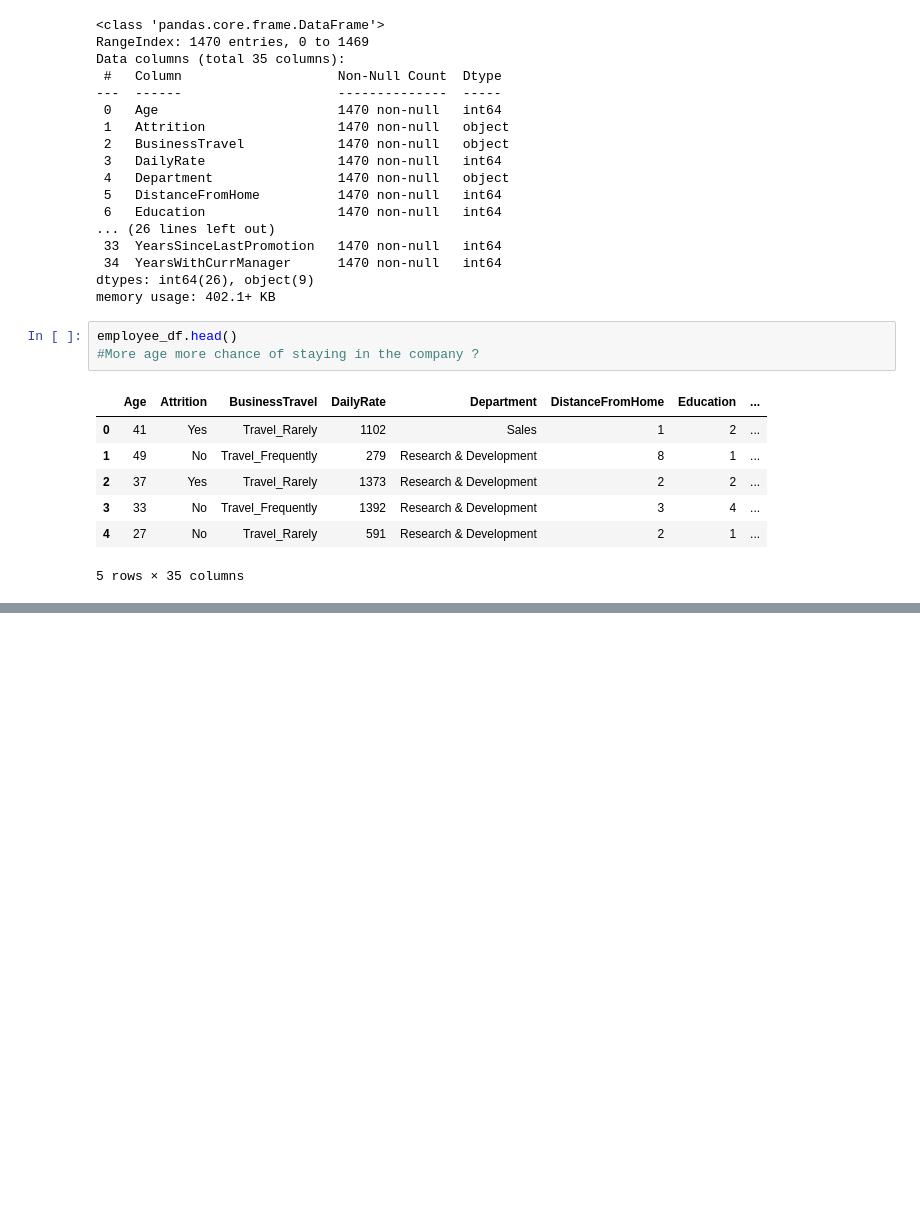
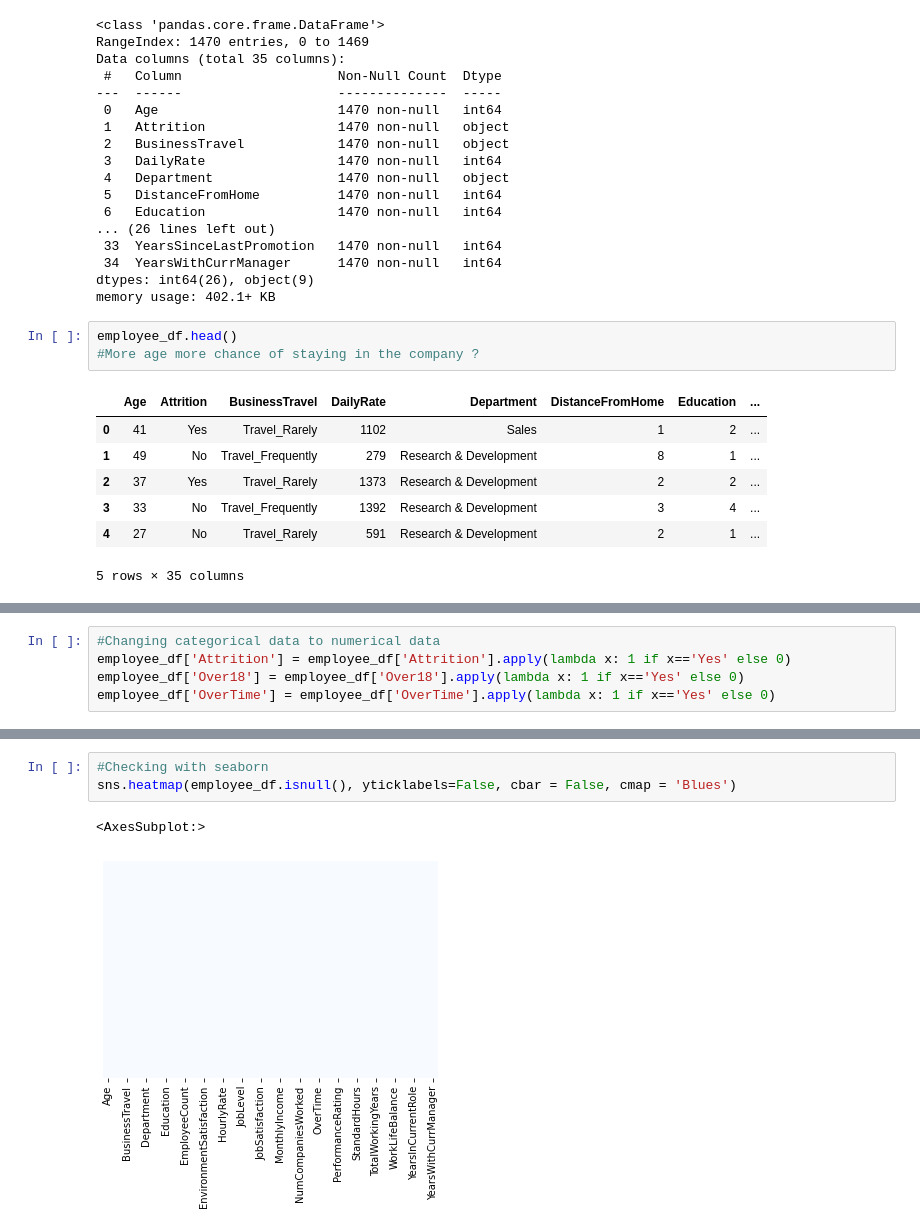
Before and after one commit to eeeds/Projects, a Jupyter notebook: 16- Classification models (RRHH Project)/Project16_classification.ipynb, the cells around one changed output, grey strips where cells are left out. Saved outputs shown, nothing was run; the diff lists cells and outputs as text; blank space fills up the shorter version.

Commit message:
Analizing the data

```diff
--- a/16- Classification models (RRHH Project)/Project16_classification.ipynb
+++ b/16- Classification models (RRHH Project)/Project16_classification.ipynb
@@ -44,0 +58,5 @@ employee_df.head()
+# %%
+#Changing categorical data to numerical data
+employee_df['Attrition'] = employee_df['Attrition'].apply(lambda x: 1 if x=='Yes' else 0)
+employee_df['Over18'] = employee_df['Over18'].apply(lambda x: 1 if x=='Yes' else 0)
+employee_df['OverTime'] = employee_df['OverTime'].apply(lambda x: 1 if x=='Yes' else 0)
@@ -44,0 +94,6 @@ employee_df.head()
+# %%
+#Checking with seaborn
+sns.heatmap(employee_df.isnull(), yticklabels=False, cbar = False, cmap = 'Blues')
+# %% [output]
+<AxesSubplot:>
+[figure, added]
```
Also changed, not shown: parts of 4 cells of this notebook.
